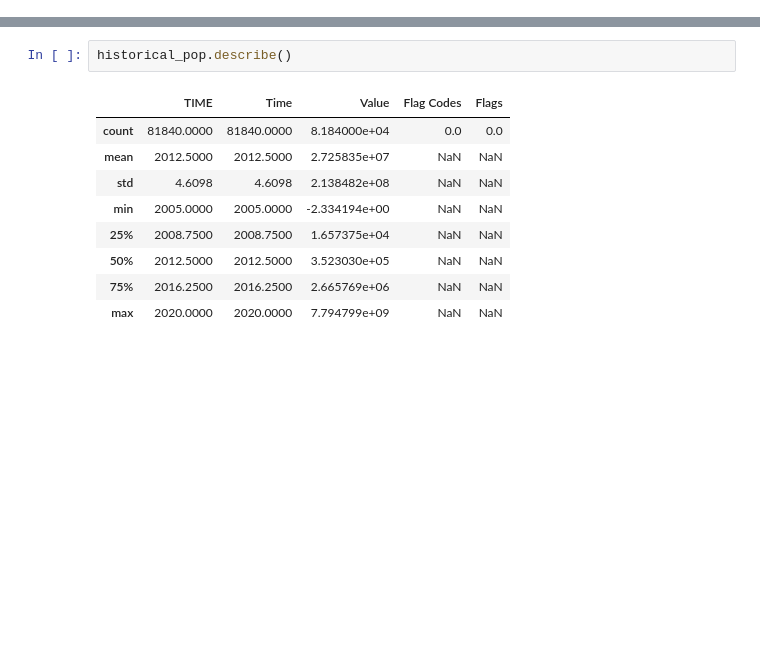
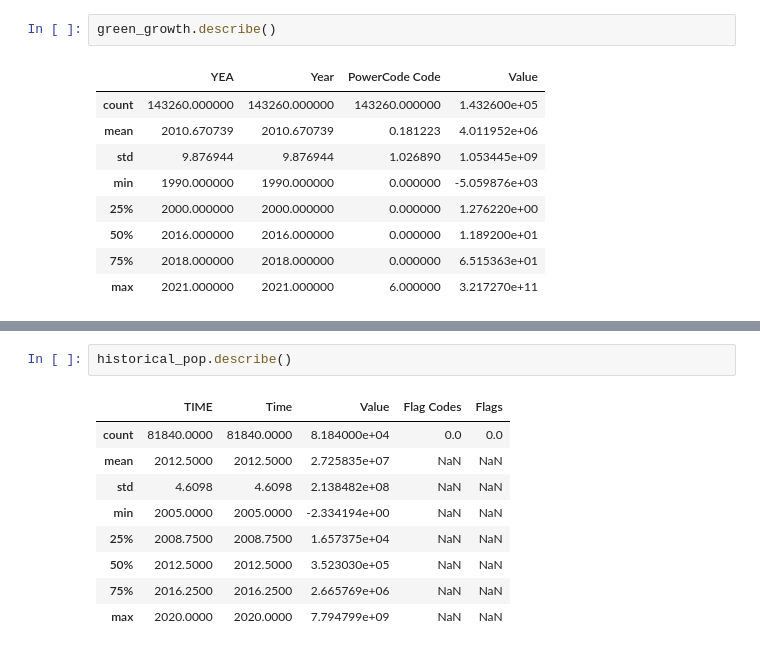
Before and after one commit to BoSuto/Data-analysis-for-business-March-2022-, a Jupyter notebook: Population, Economics & Green Growth.ipynb, the cells around one changed output, grey strips where cells are left out. Saved outputs shown, nothing was run; the diff lists cells and outputs as text; blank space fills up the shorter version.

```diff
--- a/Population, Economics & Green Growth.ipynb
+++ b/Population, Economics & Green Growth.ipynb
@@ -4,0 +24,12 @@ import pandas as pd
+# %%
+green_growth.describe()
+# %% [output]
+|  | YEA | Year | PowerCode Code | Value |
+| count | 143260.000000 | 143260.000000 | 143260.000000 | 1.432600e+05 |
+| mean | 2010.670739 | 2010.670739 | 0.181223 | 4.011952e+06 |
+| std | 9.876944 | 9.876944 | 1.026890 | 1.053445e+09 |
+| min | 1990.000000 | 1990.000000 | 0.000000 | -5.059876e+03 |
+| 25% | 2000.000000 | 2000.000000 | 0.000000 | 1.276220e+00 |
+| 50% | 2016.000000 | 2016.000000 | 0.000000 | 1.189200e+01 |
+| 75% | 2018.000000 | 2018.000000 | 0.000000 | 6.515363e+01 |
+| max | 2021.000000 | 2021.000000 | 6.000000 | 3.217270e+11 |
```
Also changed, not shown: parts of 57 cells of this notebook.
